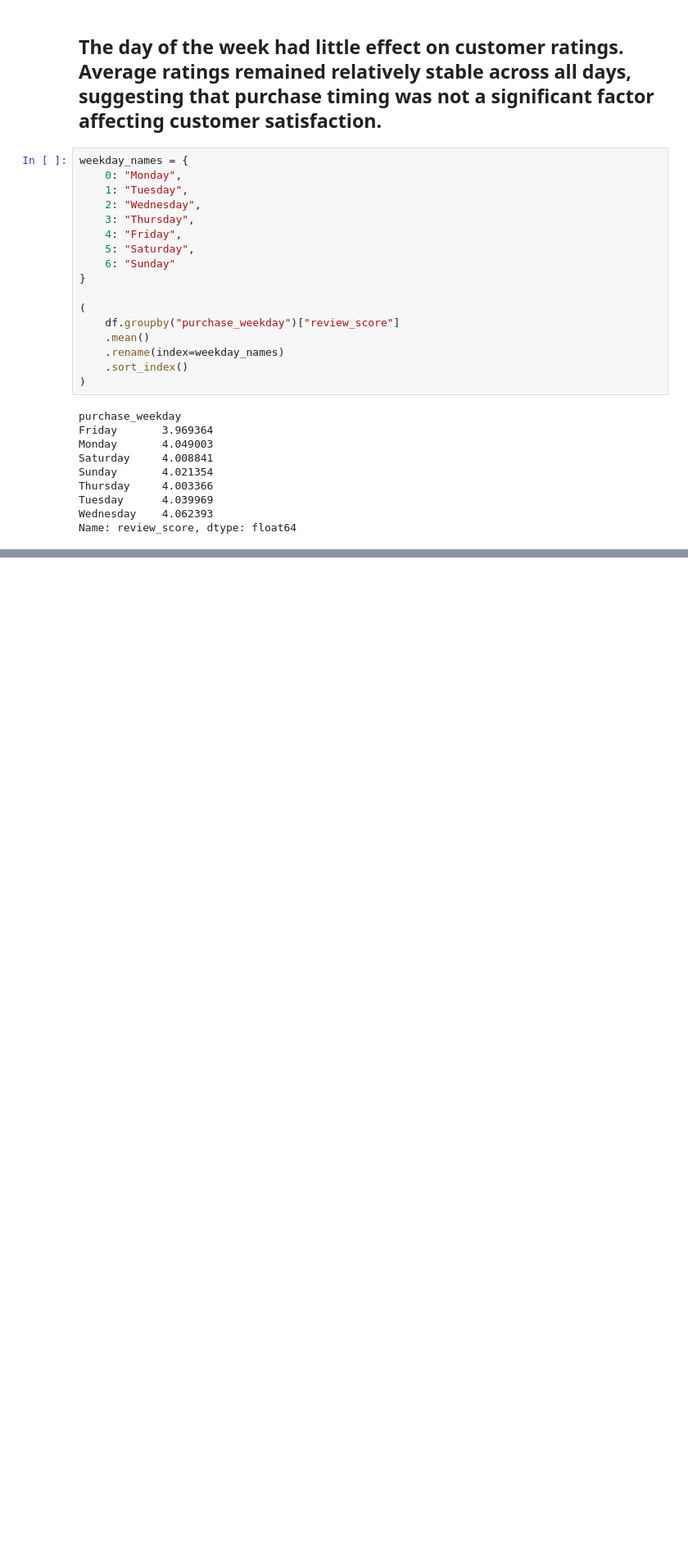
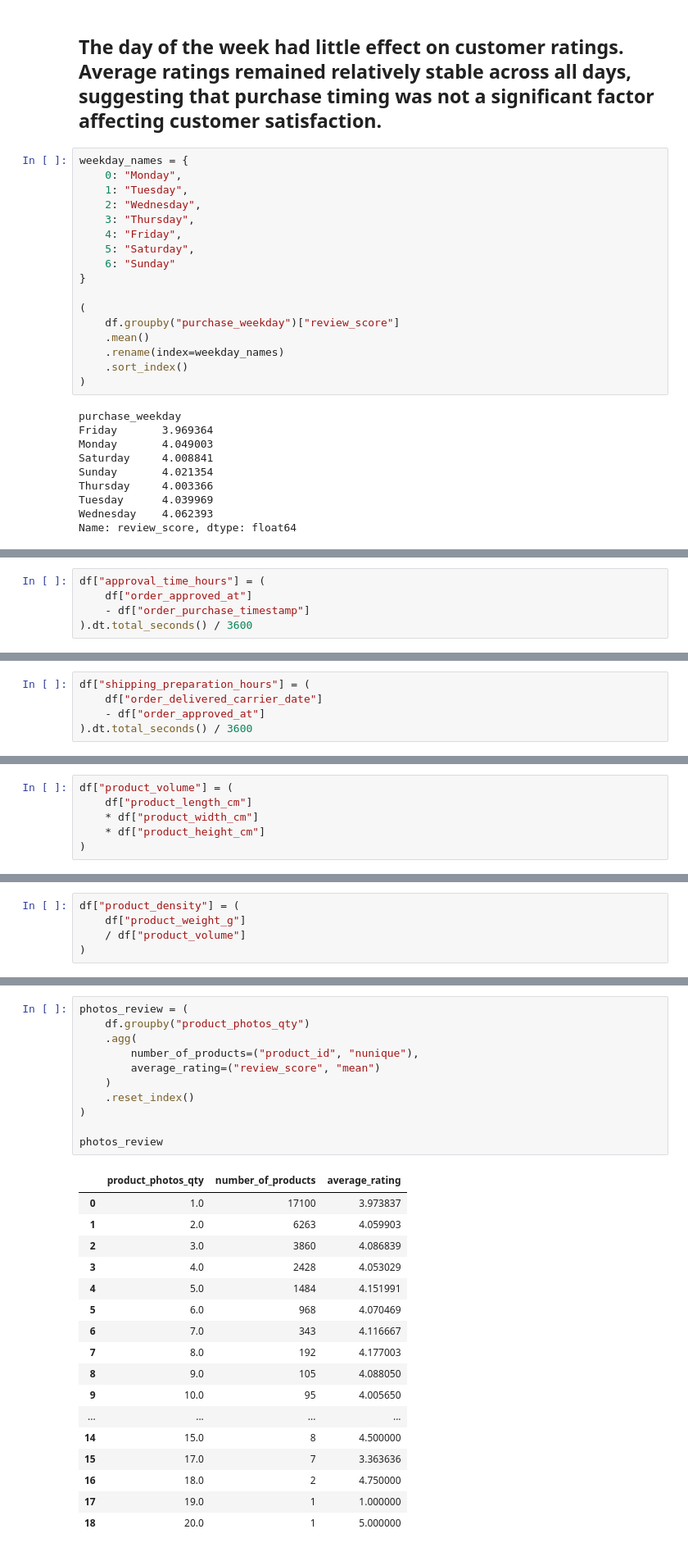
Before and after one commit to Mar-SHieee/Customer-Rating-Prediction, a Jupyter notebook: Return_Prediction.ipynb, the cells around one changed output, grey strips where cells are left out. Shown at 82% size. Cells and saved outputs as stored; diff of their text form; blank space fills up the shorter version.

```diff
--- a/Return_Prediction.ipynb
+++ b/Return_Prediction.ipynb
@@ -597,0 +683,5 @@ Name: review_score, dtype: float64
+# %%
+df["approval_time_hours"] = (
+    df["order_approved_at"]
+    - df["order_purchase_timestamp"]
+).dt.total_seconds() / 3600
@@ -597,0 +699,5 @@ Name: review_score, dtype: float64
+# %%
+df["shipping_preparation_hours"] = (
+    df["order_delivered_carrier_date"]
+    - df["order_approved_at"]
+).dt.total_seconds() / 3600
@@ -597,0 +742,6 @@ Name: review_score, dtype: float64
+# %%
+df["product_volume"] = (
+    df["product_length_cm"]
+    * df["product_width_cm"]
+    * df["product_height_cm"]
+)
@@ -597,0 +758,5 @@ Name: review_score, dtype: float64
+# %%
+df["product_density"] = (
+    df["product_weight_g"]
+    / df["product_volume"]
+)
@@ -597,0 +765,29 @@ Name: review_score, dtype: float64
+# %%
+photos_review = (
+    df.groupby("product_photos_qty")
+    .agg(
+        number_of_products=("product_id", "nunique"),
+        average_rating=("review_score", "mean")
+    )
+    .reset_index()
+)
+
+photos_review
+# %% [output]
+|  | product_photos_qty | number_of_products | average_rating |
+| 0 | 1.0 | 17100 | 3.973837 |
+| 1 | 2.0 | 6263 | 4.059903 |
+| 2 | 3.0 | 3860 | 4.086839 |
+| 3 | 4.0 | 2428 | 4.053029 |
+| 4 | 5.0 | 1484 | 4.151991 |
+| 5 | 6.0 | 968 | 4.070469 |
+| 6 | 7.0 | 343 | 4.116667 |
+| 7 | 8.0 | 192 | 4.177003 |
+| 8 | 9.0 | 105 | 4.088050 |
+| 9 | 10.0 | 95 | 4.005650 |
+| ... | ... | ... | ... |
+| 14 | 15.0 | 8 | 4.500000 |
+| 15 | 17.0 | 7 | 3.363636 |
+| 16 | 18.0 | 2 | 4.750000 |
+| 17 | 19.0 | 1 | 1.000000 |
+| 18 | 20.0 | 1 | 5.000000 |
```
Also changed, not shown: parts of 58 cells of this notebook.
